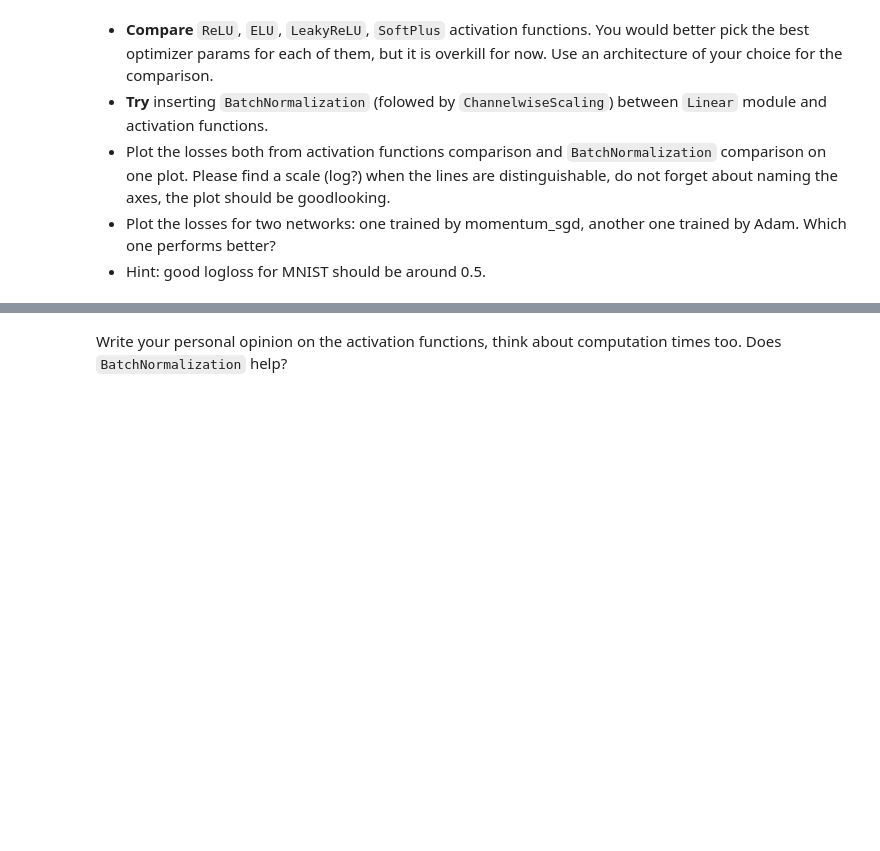
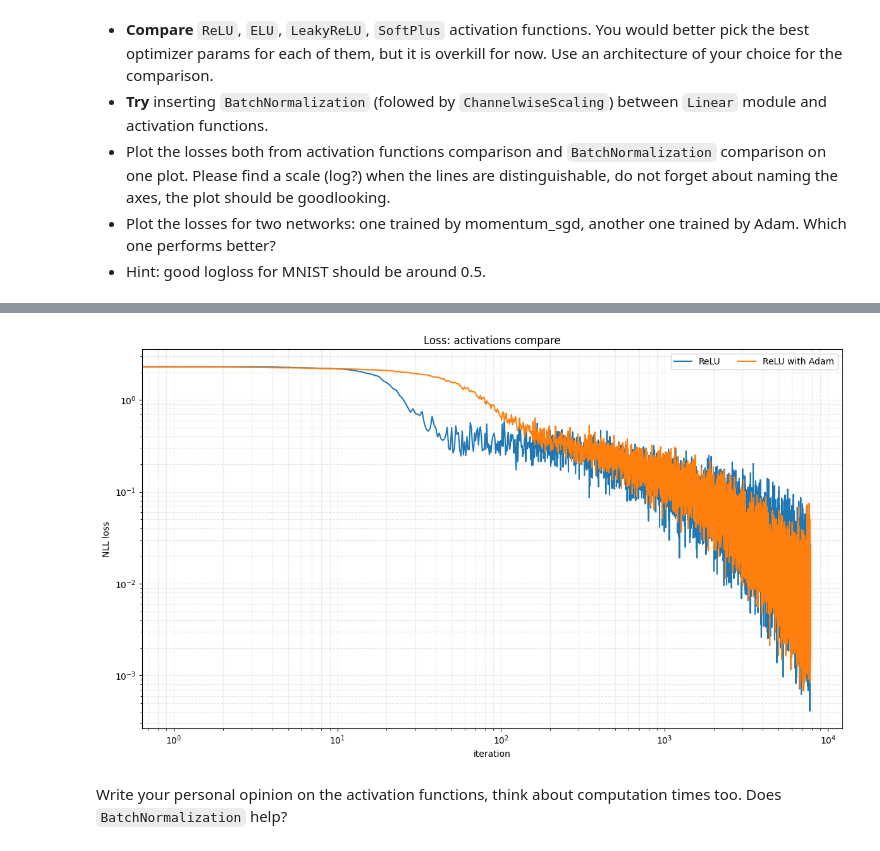
Before and after one commit to EgorOvechkin/lab2, a Jupyter notebook: hw8/main_notebook.ipynb, the cells around one changed output, grey strips where cells are left out. Cells and saved outputs as stored; diff of their text form; code cells hidden in the pictures; blank space fills up the shorter version.

```diff
--- a/hw8/main_notebook.ipynb
+++ b/hw8/main_notebook.ipynb
@@ -217,6 +214,23 @@ You would better pick the best optimizer params for each of them, but it is over
 - Plot the losses both from activation functions comparison and `BatchNormalization` comparison on one plot. Please find a scale (log?) when the lines are distinguishable, do not forget about naming the axes, the plot should be goodlooking.
 - Plot the losses for two networks: one trained by momentum_sgd, another one trained by Adam. Which one performs better?
 - Hint: good logloss for MNIST should be around 0.5.
+# %%
+from functools import wraps
+import time
+
+def timeit(label=None):
+    def decorator(func):
+        @wraps(func)
+        def wrapper(*args, **kwargs):
+            start = time.perf_counter()
+            result = func(*args, **kwargs)
+            end = time.perf_counter()
+
+            name = label if label is not None else func.__name__
+            print(f"{name} took {end - start:.4f} seconds")
+            return result
+        return wrapper
+    return decorator
 # %%
 # Your code goes here. ################################################
 
@@ -295,0 +350,6 @@ SoftPlus loss: 0.0051
+# %%
+np.random.seed(42)
+adam_config = {'learning_rate': 1e-3, 'beta1': 0.9, 'beta2': 0.999, 'epsilon': 1e-8}
+relu_norm_net = get_net_with(ReLU(), use_norm=True)
+timed_train = timeit("ReLU with Adam")(train)
+adam_loss = timed_train(relu_norm_net, opt=adam_optimizer, opt_config=adam_config)
@@ -296,3 +358,25 @@ SoftPlus loss: 0.0051
+# %%
+plt.figure(figsize=(12, 7))
+
+freq = 1
+
+label = "ReLU"
+plt.plot(losses_with_bn[1][::freq], label=label)
+plt.plot(adam_loss[::freq], label=label + " with Adam")
+
+
+
+plt.yscale("log")
+plt.xscale("log")
+plt.xlabel("iteration")
+plt.ylabel("NLL loss")
+plt.title("Loss: activations compare")
+plt.grid(True, which="both", linestyle="--", alpha=0.3)
+plt.legend(ncol=2)
+plt.tight_layout()
+plt.show()
+# %% [output]
+[figure, added]
 # %% [markdown]
 Write your personal opinion on the activation functions, think about computation times too. Does `BatchNormalization` help?
 # %%
```
Also changed, not shown: parts of 9 cells of this notebook.
